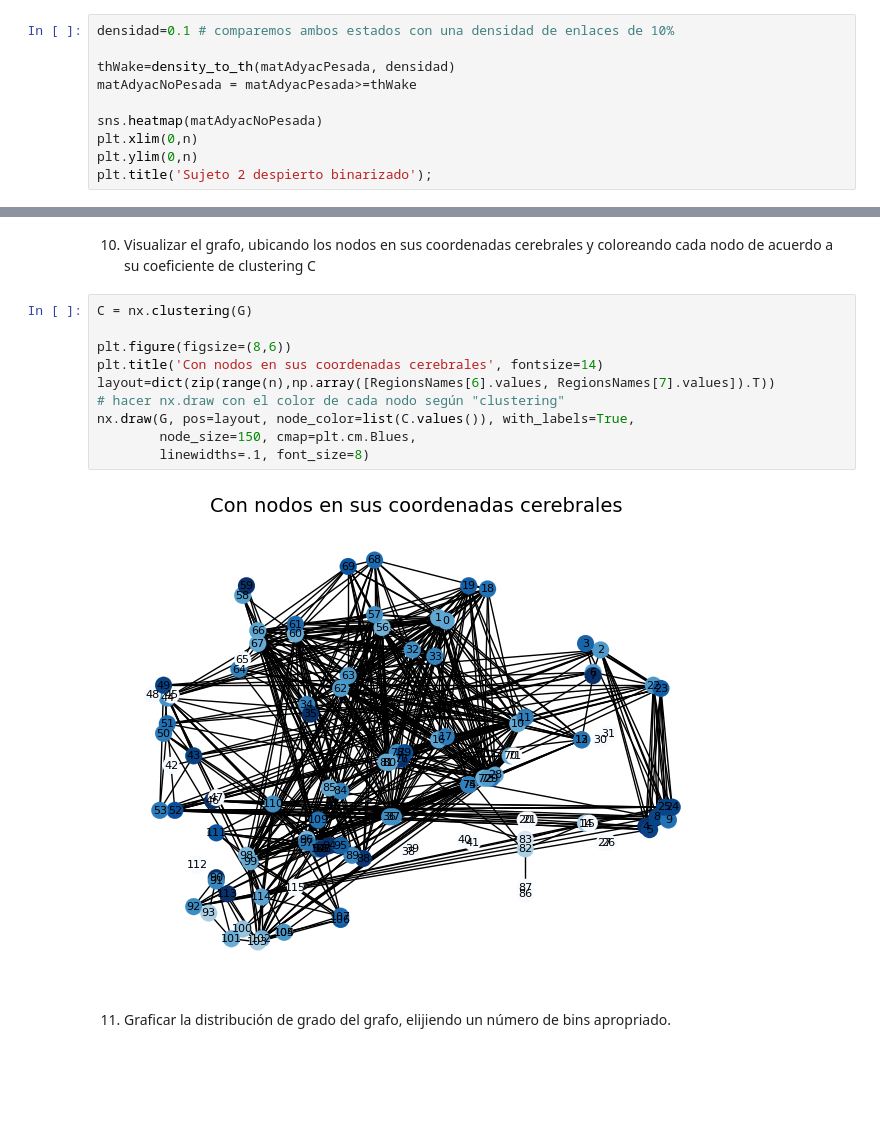
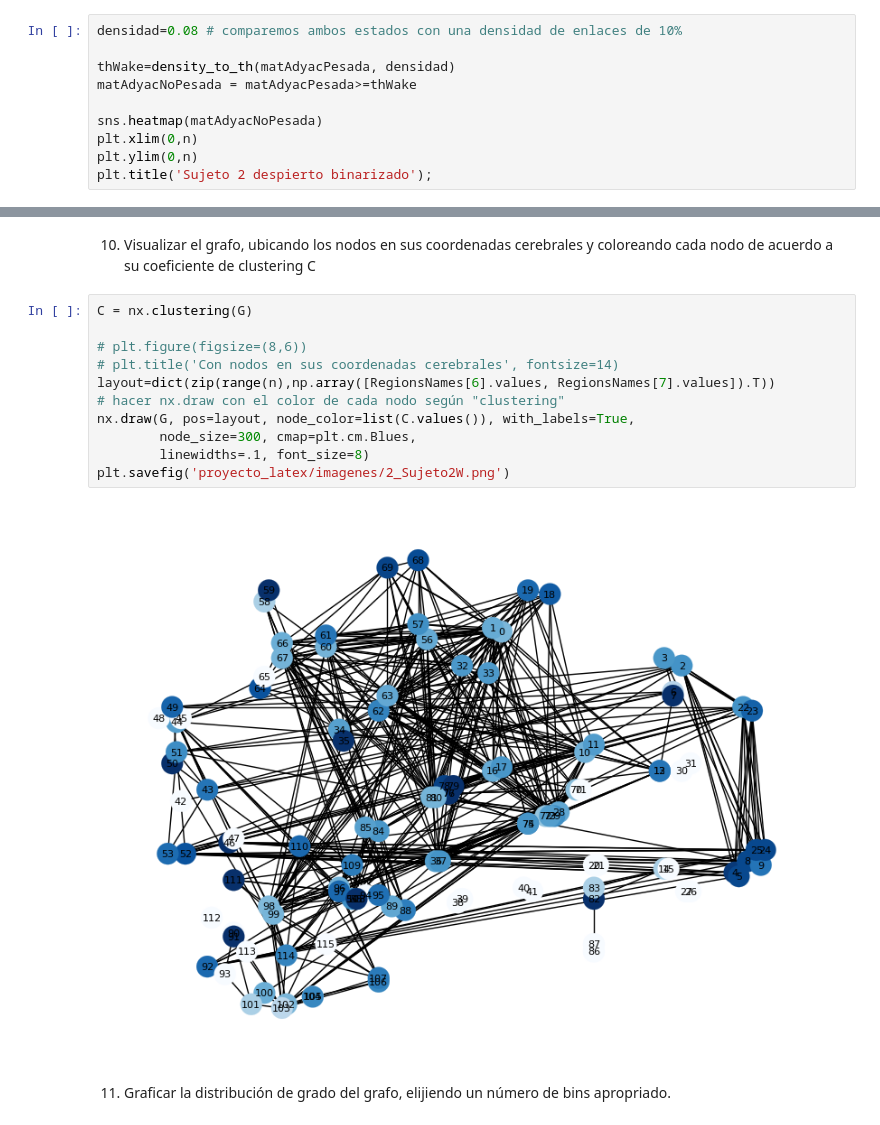
Before and after one commit to josesg998/dmecyt, a Jupyter notebook: preTP2/preTP2.ipynb, the cells around one changed output, grey strips where cells are left out. Drawn from its saved outputs; the diff is of its cells as text; blank space fills up the shorter version.

```diff
--- a/preTP2/preTP2.ipynb
+++ b/preTP2/preTP2.ipynb
@@ -82,7 +81,7 @@ def density_to_th(W, d):
     c = sorted(np.array(list(W[tril_idx].reshape(-1))), reverse=True)
     return c[int((len(c)-1)*d)]
 # %%
-densidad=0.1 # comparemos ambos estados con una densidad de enlaces de 10%
+densidad=0.08 # comparemos ambos estados con una densidad de enlaces de 10%
 
 thWake=density_to_th(matAdyacPesada, densidad)
 matAdyacNoPesada = matAdyacPesada>=thWake
@@ -174,15 +269,16 @@ Eficiencia & 0.296510 \\
 # %%
 C = nx.clustering(G)
 
-plt.figure(figsize=(8,6))
-plt.title('Con nodos en sus coordenadas cerebrales', fontsize=14)
+# plt.figure(figsize=(8,6))
+# plt.title('Con nodos en sus coordenadas cerebrales', fontsize=14)
 layout=dict(zip(range(n),np.array([RegionsNames[6].values, RegionsNames[7].values]).T))
 # hacer nx.draw con el color de cada nodo según "clustering"
 nx.draw(G, pos=layout, node_color=list(C.values()), with_labels=True,
-        node_size=150, cmap=plt.cm.Blues,
+        node_size=300, cmap=plt.cm.Blues,
         linewidths=.1, font_size=8)
+plt.savefig('proyecto_latex/imagenes/2_Sujeto2W.png')
 # %% [output]
-[figure, old version]
+[figure, new version]
 # %% [markdown]
 11. Graﬁcar la distribución de grado del grafo, elijiendo un número de bins apropriado.
 # %%
```
Also changed, not shown: parts of 25 cells of this notebook, 6 other files.
